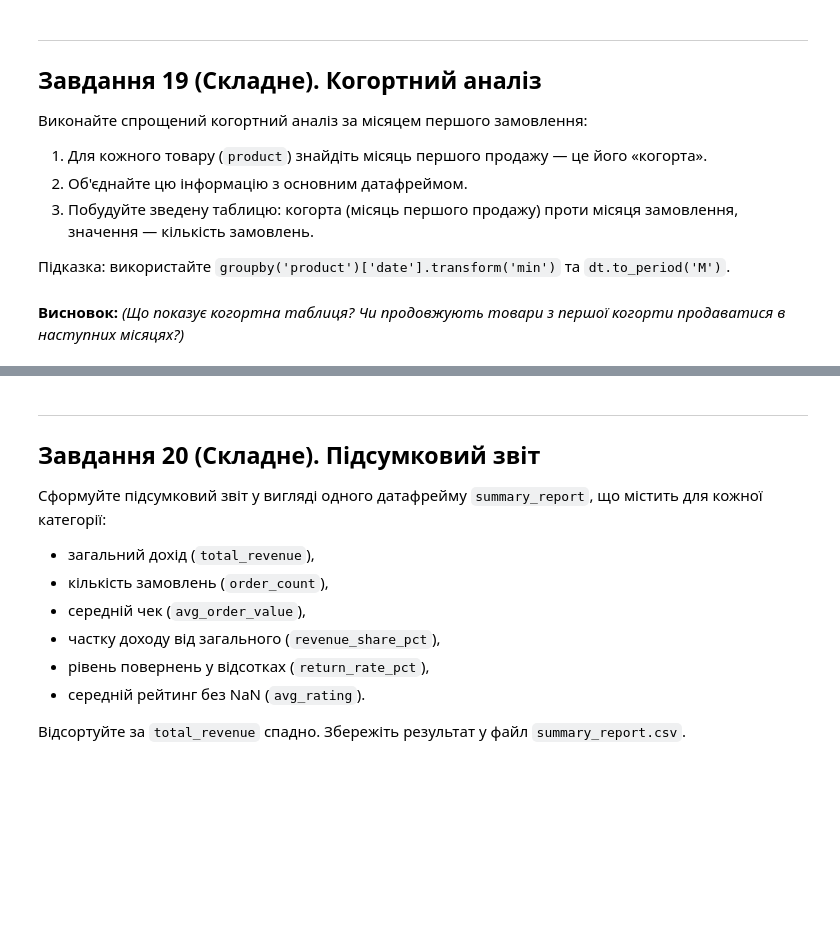
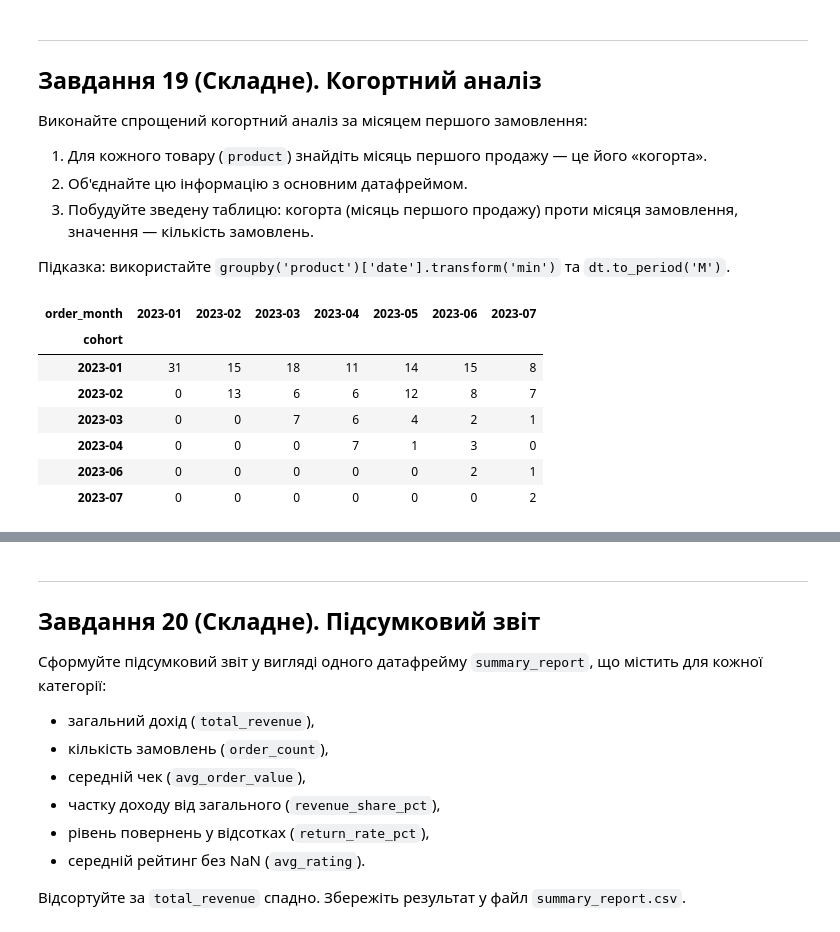
Before and after one commit to NadiiaIvashchuk/DTA_2026, a Jupyter notebook: classmade/pandas_tasks_beginners_DTA.ipynb, the cells around one changed output, grey strips where cells are left out. Cells and saved outputs as stored; diff of their text form; code cells hidden in the pictures; blank space fills up the shorter version.

```diff
--- a/classmade/pandas_tasks_beginners_DTA.ipynb
+++ b/classmade/pandas_tasks_beginners_DTA.ipynb
@@ -437,0 +527,7 @@ df.resample("ME", on = "date")["total"].sum().plot(kind = "bar") #dt["date"].dt.
+# %%
+# Ваш код тут
+df = df.sort_values('date')
+df['cumulative_total'] = df['total'].cumsum()
+
+half_total = df['total'].sum() * 0.5
+print(f"B який день було досягнуто 50% від загального річного обсягу продажів: {df.loc[df['cumulative_total'] >= half_total, 'date'].iloc[0]}")
@@ -464,3 +586,8 @@ df_discounts = pd.DataFrame({
 })
 
 # Ваш код тут
+df_merged = pd.merge(df, df_discounts, on='category', how='left')
+df_merged['final_total'] = (df_merged['total'] * (1 - df_merged['discount_pct'])).round(2)
+df_merged['discount_amount'] = df_merged['total'] * df_merged['discount_pct']
+
+display(df_merged.groupby('category')['discount_amount'].sum().round(1).sort_values(ascending=False))
@@ -477,0 +614,10 @@ df_discounts = pd.DataFrame({
+# %%
+# Ваш код тут
+df = df_merged
+df['city_avg_total'] = df.groupby('city')['total'].transform('mean')
+
+df['above_city_avg'] = df['total'] > df['city_avg_total']
+
+city_share = df.groupby('city')['above_city_avg'].mean().round(2).reset_index(name='share_above_avg')
+display(city_share)
+city_share.sort_values(by="share_above_avg", ascending=False).head(1)
@@ -503,2 +686,22 @@ df_discounts = pd.DataFrame({
-# %% [markdown]
-**Висновок:** *(Що показує когортна таблиця? Чи продовжують товари з першої когорти продаватися в наступних місяцях?)*
+# %%
+# Ваш код тут
+df['cohort'] = df.groupby('product')['date'].transform('min').dt.to_period('M')
+df['order_month'] = df['date'].dt.to_period('M')
+cohort_table = pd.pivot_table(
+    df,
+    index = 'cohort',
+    columns = 'order_month',
+    values = 'product',
+    aggfunc = 'count',
+    fill_value = 0
+)
+display(cohort_table)
+# %% [output]
+| order_month | 2023-01 | 2023-02 | 2023-03 | 2023-04 | 2023-05 | 2023-06 | 2023-07 |
+| cohort |  |  |  |  |  |  |  |
+| 2023-01 | 31 | 15 | 18 | 11 | 14 | 15 | 8 |
+| 2023-02 | 0 | 13 | 6 | 6 | 12 | 8 | 7 |
+| 2023-03 | 0 | 0 | 7 | 6 | 4 | 2 | 1 |
+| 2023-04 | 0 | 0 | 0 | 7 | 1 | 3 | 0 |
+| 2023-06 | 0 | 0 | 0 | 0 | 0 | 2 | 1 |
+| 2023-07 | 0 | 0 | 0 | 0 | 0 | 0 | 2 |
```
Also changed, not shown: parts of 41 cells of this notebook.
